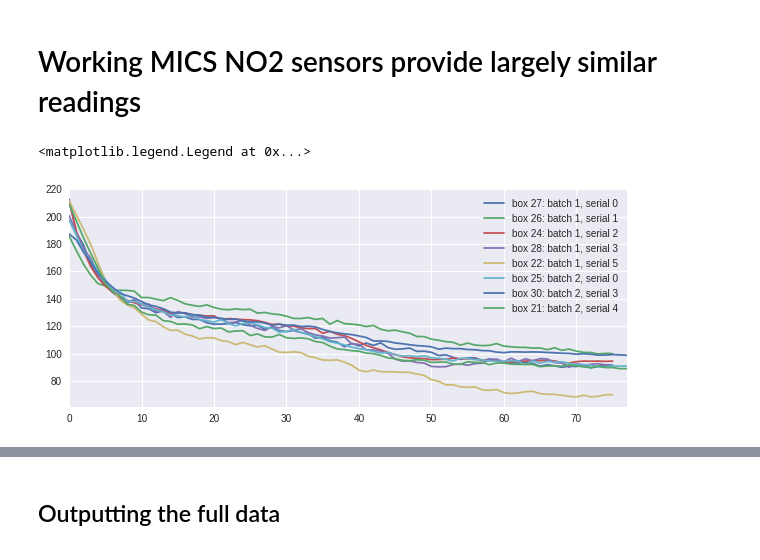
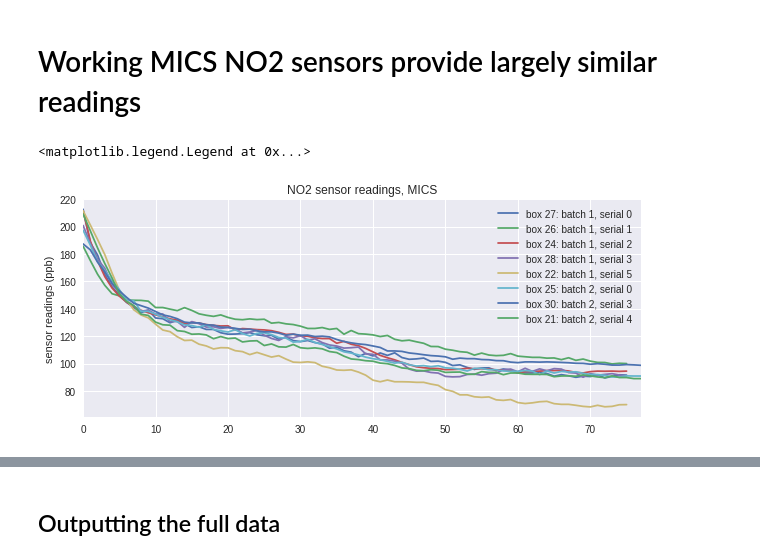
Before and after one commit to jsoikkeli/climathon2016, a Jupyter notebook: 0.3 torching/Analyse_0.3_torching_data.ipynb, the cells around one changed output, grey strips where cells are left out. Saved outputs shown, nothing was run; the diff lists cells and outputs as text; code cells hidden in the pictures.

```diff
--- a/0.3 torching/Analyse_0.3_torching_data.ipynb
+++ b/0.3 torching/Analyse_0.3_torching_data.ipynb
@@ -490,9 +523,11 @@ df_15 = pd.read_csv("batch1/serial5.csv",
 
 # Alphasense CO in ppb
 df_15['co_ppb'] = df_15[['ID','ALPHACO_WORKING','ALPHACO_AUX']].apply(lambda x: convert_co_ID(x.values[0], x.values[1], x.values[2]), axis=1)
+df_15['co_ppb_reverse'] = df_15[['ID','ALPHACO_WORKING','ALPHACO_AUX']].apply(lambda x: convert_co_ID_reverse(x.values[0], x.values[1], x.values[2]), axis=1)
 
 # Alphasense NO2 in ppb
 df_15['no2_ppb'] = df_15[['ID','ALPHANO2_WORKING','ALPHANO2_AUX']].apply(lambda x: convert_no2_ambient(x.values[0], x.values[1], x.values[2]), axis=1)
+df_15['no2_ppb_reverse'] = df_15[['ID','ALPHANO2_WORKING','ALPHANO2_AUX']].apply(lambda x: convert_no2_ambient_reverse(x.values[0], x.values[1], x.values[2]), axis=1)
 
 # MICS NO2 in ppb
 # Resistances
@@ -537,9 +572,11 @@ df_20 = pd.read_csv("batch2/serial0.csv",
 
 # Alphasense CO in ppb
 df_20['co_ppb'] = df_20[['ID','ALPHACO_WORKING','ALPHACO_AUX']].apply(lambda x: convert_co_ID(x.values[0], x.values[1], x.values[2]), axis=1)
+df_20['co_ppb_reverse'] = df_20[['ID','ALPHACO_WORKING','ALPHACO_AUX']].apply(lambda x: convert_co_ID_reverse(x.values[0], x.values[1], x.values[2]), axis=1)
 
 # Alphasense NO2 in ppb
 df_20['no2_ppb'] = df_20[['ID','ALPHANO2_WORKING','ALPHANO2_AUX']].apply(lambda x: convert_no2_ambient(x.values[0], x.values[1], x.values[2]), axis=1)
+df_20['no2_ppb_reverse'] = df_20[['ID','ALPHANO2_WORKING','ALPHANO2_AUX']].apply(lambda x: convert_no2_ambient_reverse(x.values[0], x.values[1], x.values[2]), axis=1)
 
 # MICS NO2 in ppb
 # Resistances
@@ -685,9 +725,11 @@ df_23 = pd.read_csv("batch2/serial3.csv",
 
 # Alphasense CO in ppb
 df_23['co_ppb'] = df_23[['ID','ALPHACO_WORKING','ALPHACO_AUX']].apply(lambda x: convert_co_ID(x.values[0], x.values[1], x.values[2]), axis=1)
+df_23['co_ppb_reverse'] = df_23[['ID','ALPHACO_WORKING','ALPHACO_AUX']].apply(lambda x: convert_co_ID_reverse(x.values[0], x.values[1], x.values[2]), axis=1)
 
 # Alphasense NO2 in ppb
 df_23['no2_ppb'] = df_23[['ID','ALPHANO2_WORKING','ALPHANO2_AUX']].apply(lambda x: convert_no2_ambient(x.values[0], x.values[1], x.values[2]), axis=1)
+df_23['no2_ppb_reverse'] = df_23[['ID','ALPHANO2_WORKING','ALPHANO2_AUX']].apply(lambda x: convert_no2_ambient_reverse(x.values[0], x.values[1], x.values[2]), axis=1)
 
 # MICS NO2 in ppb
 # Resistances
@@ -730,9 +772,11 @@ df_24 = pd.read_csv("batch2/serial4.csv",
 
 # Alphasense CO in ppb
 df_24['co_ppb'] = df_24[['ID','ALPHACO_WORKING','ALPHACO_AUX']].apply(lambda x: convert_co_ID(x.values[0], x.values[1], x.values[2]), axis=1)
+df_24['co_ppb_reverse'] = df_24[['ID','ALPHACO_WORKING','ALPHACO_AUX']].apply(lambda x: convert_co_ID_reverse(x.values[0], x.values[1], x.values[2]), axis=1)
 
 # Alphasense NO2 in ppb
 df_24['no2_ppb'] = df_24[['ID','ALPHANO2_WORKING','ALPHANO2_AUX']].apply(lambda x: convert_no2_ambient(x.values[0], x.values[1], x.values[2]), axis=1)
+df_24['no2_ppb_reverse'] = df_24[['ID','ALPHANO2_WORKING','ALPHANO2_AUX']].apply(lambda x: convert_no2_ambient_reverse(x.values[0], x.values[1], x.values[2]), axis=1)
 
 # MICS NO2 in ppb
 # Resistances
@@ -849,14 +992,16 @@ plt.legend()
 # %%
 df_10.NO2_mics_ppb.plot(label='box 27: batch 1, serial 0')
 df_11.NO2_mics_ppb.plot(label='box 26: batch 1, serial 1')
 df_12.NO2_mics_ppb.plot(label='box 24: batch 1, serial 2')
 df_13.NO2_mics_ppb.plot(label='box 28: batch 1, serial 3')
 df_15.NO2_mics_ppb.plot(label='box 22: batch 1, serial 5')
 
 df_20.NO2_mics_ppb.plot(label='box 25: batch 2, serial 0')
 df_23.NO2_mics_ppb.plot(label='box 30: batch 2, serial 3')
 df_24.NO2_mics_ppb.plot(label='box 21: batch 2, serial 4')
+plt.ylabel('sensor readings (ppb)')
+plt.title('NO2 sensor readings, MICS')
 plt.legend()
 # %% [output]
 <matplotlib.legend.Legend at 0x...>
-[figure, old version]
+[figure, new version]
```
Also changed, not shown: parts of 35 cells of this notebook.
